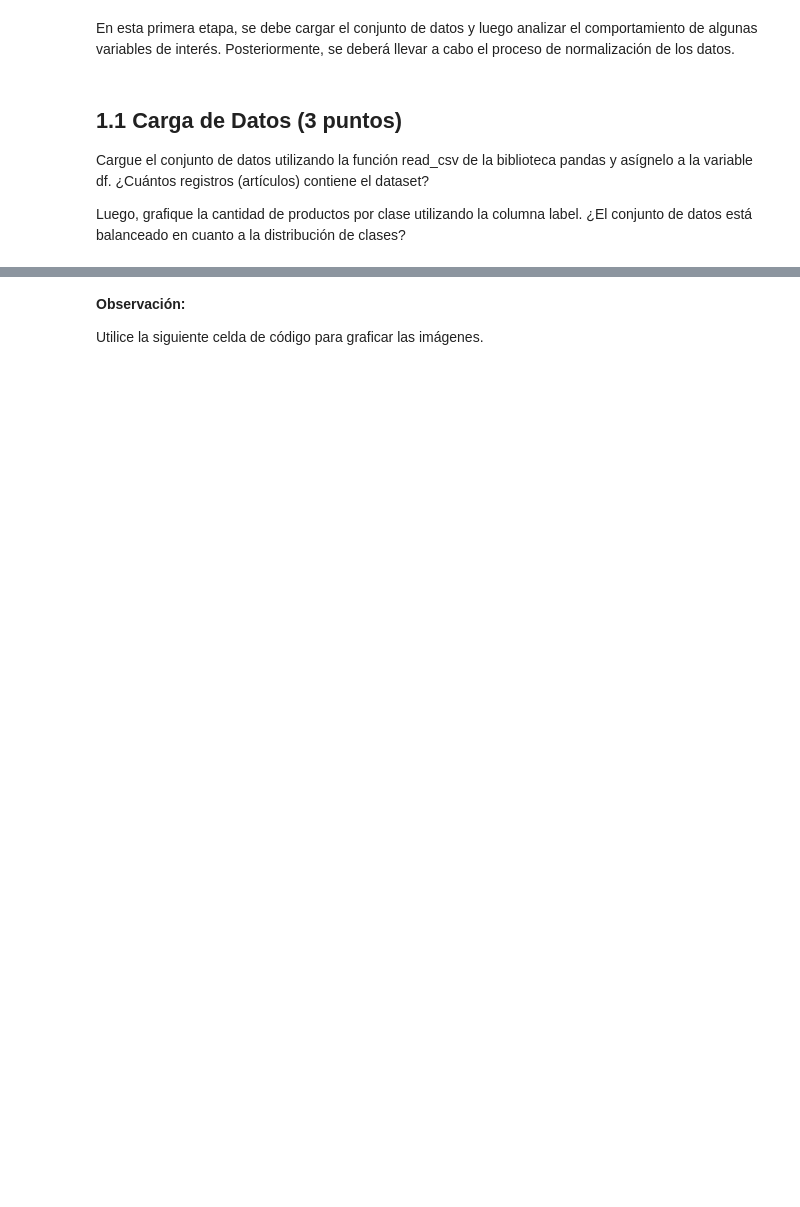
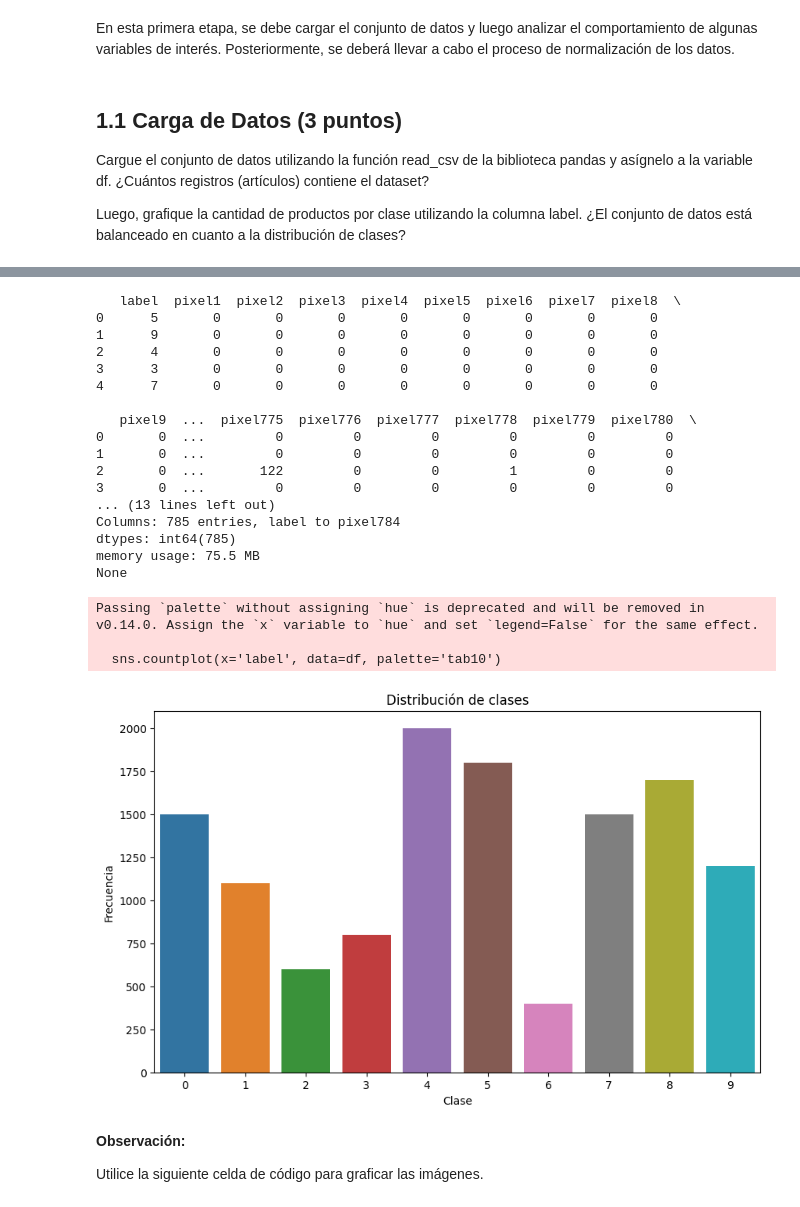
Before and after one commit to VicenteLavagnino/IIC2433, a Jupyter notebook: Tareas/T3/T3-VicenteLavagnino.ipynb, the cells around one changed output, grey strips where cells are left out. Saved outputs shown, nothing was run; the diff lists cells and outputs as text; code cells hidden in the pictures; blank space fills up the shorter version.

```diff
--- a/Tareas/T3/T3-VicenteLavagnino.ipynb
+++ b/Tareas/T3/T3-VicenteLavagnino.ipynb
@@ -86,3 +94,44 @@ RESPUESTA
+# %%
+# Cargar el conjunto de datos
+
+df = pd.read_csv('Clothing_Image_Pixels.csv')
+
+# Mostrar las primeras filas del conjunto de datos
+print(df.head())
+print("Dimensiones:", df.shape)
+
+# Mostrar información general del conjunto de datos
+print(df.info())
+
+# Distribución de clases
+plt.figure(figsize=(10, 6))
+sns.countplot(x='label', data=df, palette='tab10')
+plt.title('Distribución de clases')
+plt.xlabel('Clase')
+plt.ylabel('Frecuencia')
+plt.show()
+# %% [output]
+   label  pixel1  pixel2  pixel3  pixel4  pixel5  pixel6  pixel7  pixel8  \
+0      5       0       0       0       0       0       0       0       0
+1      9       0       0       0       0       0       0       0       0
+2      4       0       0       0       0       0       0       0       0
+3      3       0       0       0       0       0       0       0       0
+4      7       0       0       0       0       0       0       0       0
+
+   pixel9  ...  pixel775  pixel776  pixel777  pixel778  pixel779  pixel780  \
+0       0  ...         0         0         0         0         0         0
+1       0  ...         0         0         0         0         0         0
+2       0  ...       122         0         0         1         0         0
+3       0  ...         0         0         0         0         0         0
+... (13 lines left out)
+Columns: 785 entries, label to pixel784
+dtypes: int64(785)
+memory usage: 75.5 MB
+None
+Passing `palette` without assigning `hue` is deprecated and will be removed in v0.14.0. Assign the `x` variable to `hue` and set `legend=False` for the same effect.
+
+  sns.countplot(x='label', data=df, palette='tab10')
+[figure, added]
 # %% [markdown]
 **Observación:**
 
```
Also changed, not shown: parts of 34 cells of this notebook.
